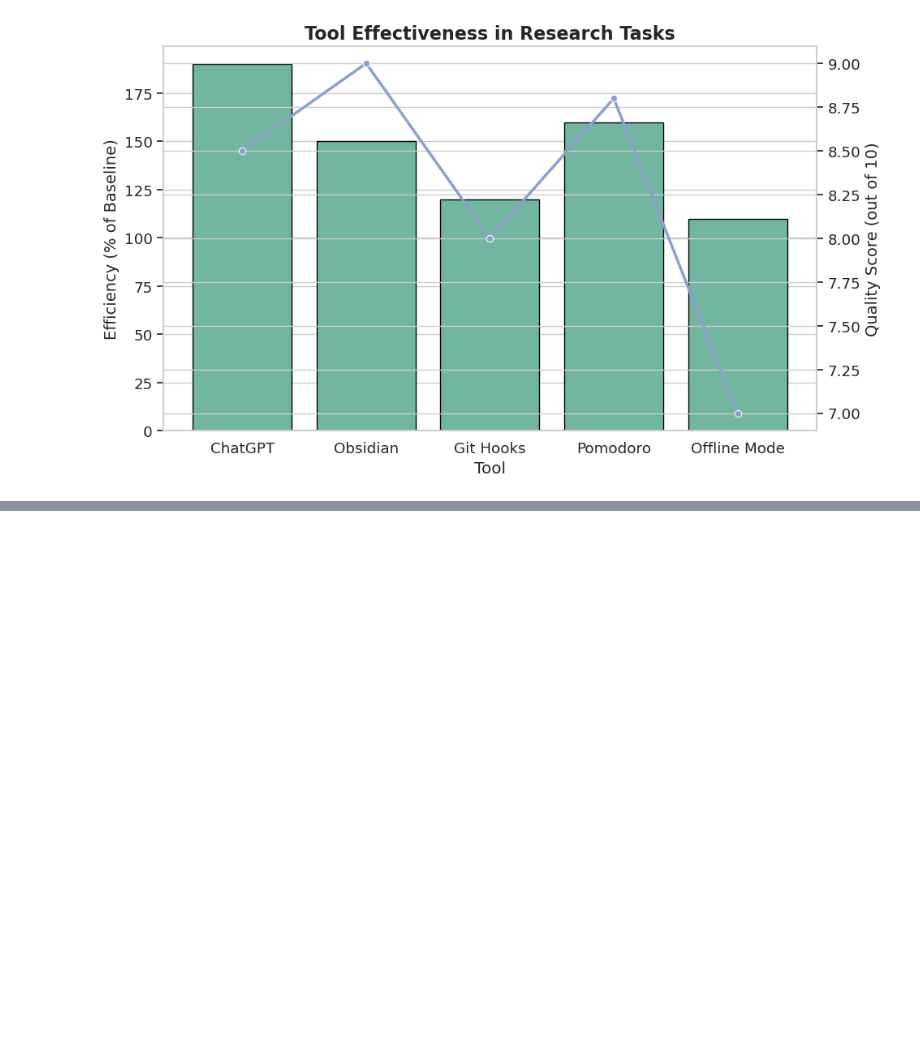
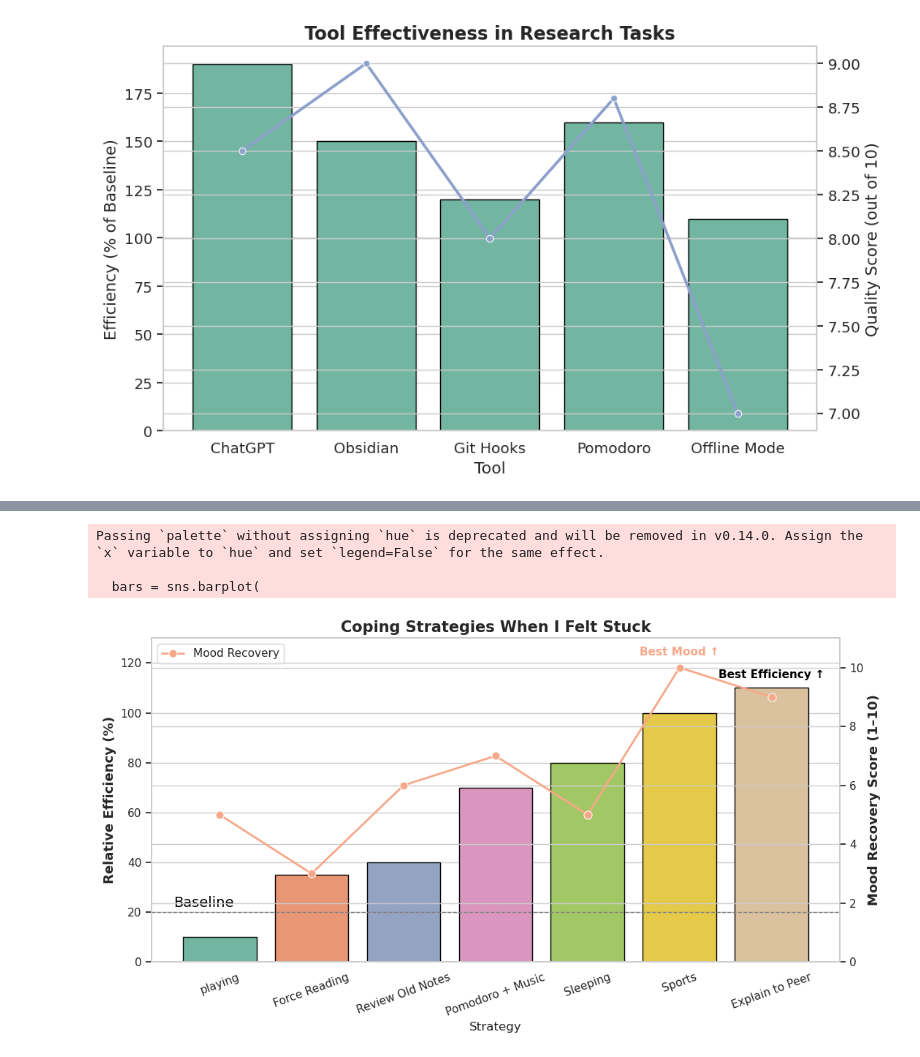
Before and after one commit to HaibinLai/HaibinLai.github.io, a Jupyter notebook: exp3.ipynb, the cells around one changed output, grey strips where cells are left out. Drawn from its saved outputs; the diff is of its cells as text; code cells hidden in the pictures; blank space fills up the shorter version.

```diff
--- a/exp3.ipynb
+++ b/exp3.ipynb
@@ -85,0 +86,79 @@ Passing `palette` without assigning `hue` is deprecated and will be removed in v
+# %%
+import matplotlib.pyplot as plt
+import seaborn as sns
+import pandas as pd
+
+# 设置样式
+sns.set(style='whitegrid')
+plt.rcParams.update({'font.size': 12})
+
+# 数据准备
+strategies = ['playing', 'Force Reading', 'Review Old Notes', 'Pomodoro + Music', 'Sleeping', 'Sports', 'Explain to Peer']
+effectiveness = [10, 35, 40, 70, 80, 100, 110]
+mood_score = [5, 3, 6, 7, 5, 10, 9]
+
+# 构造 DataFrame 并排序
+df = pd.DataFrame({
+    'Strategy': strategies,
+    'Effectiveness': effectiveness,
+    'Mood Recovery': mood_score
+})
+df = df.sort_values('Effectiveness', ascending=True).reset_index(drop=True)
+
+# 调色板
+colors = sns.color_palette("Set2", n_colors=len(df))
+highlight_color = sns.color_palette("coolwarm")[4]
+
+# 绘图
+fig, ax1 = plt.subplots(figsize=(11, 6))
+ax2 = ax1.twinx()
+
+# 条形图：效率
+bars = sns.barplot(
+    data=df, x='Strategy', y='Effectiveness',
+    ax=ax1, palette=colors, edgecolor='black'
+)
+
+# 参考线：baseline
+ax1.axhline(20, color='gray', linestyle='--', linewidth=1)
+ax1.text(len(df)-7.5, 22, "Baseline", color='black', fontsize=14)
+
+# 折线图：情绪恢复
+sns.lineplot(
+    data=df, x='Strategy', y='Mood Recovery', ax=ax2,
+    color=highlight_color, marker='o', linewidth=2, markersize=8, label='Mood Recovery'
+)
+
+# 标注最大值
+max_eff_idx = df['Effectiveness'].idxmax()
+ax1.text(
+    max_eff_idx, df.loc[max_eff_idx, 'Effectiveness'] + 4,
+    "Best Efficiency ↑", ha='center', color='black', fontsize=11, fontweight='bold'
+)
+
+max_mood_idx = df['Mood Recovery'].idxmax()
+ax2.text(
+    max_mood_idx, df.loc[max_mood_idx, 'Mood Recovery'] + 0.4,
+    "Best Mood ↑", ha='center', color=highlight_color, fontsize=11, fontweight='bold'
+)
+
+# 标签设置
+ax1.set_ylabel('Relative Efficiency (%)', fontsize=13, fontweight='bold')
+ax2.set_ylabel('Mood Recovery Score (1–10)', fontsize=13, fontweight='bold')
+ax1.set_title("Coping Strategies When I Felt Stuck", fontsize=15, fontweight='bold')
+ax1.set_ylim(0, 130)
+ax2.set_ylim(0, 11)
+
+# 横坐标样式
+ax1.tick_params(axis='x', rotation=20)
+ax1.set_xticklabels(df['Strategy'], fontsize=11)
+
+
+
+plt.tight_layout()
+plt.show()
+# %% [output]
+Passing `palette` without assigning `hue` is deprecated and will be removed in v0.14.0. Assign the `x` variable to `hue` and set `legend=False` for the same effect.
+
+  bars = sns.barplot(
+[figure, added]
```
Also changed, not shown: parts of 1 cell of this notebook, 1 other file.
